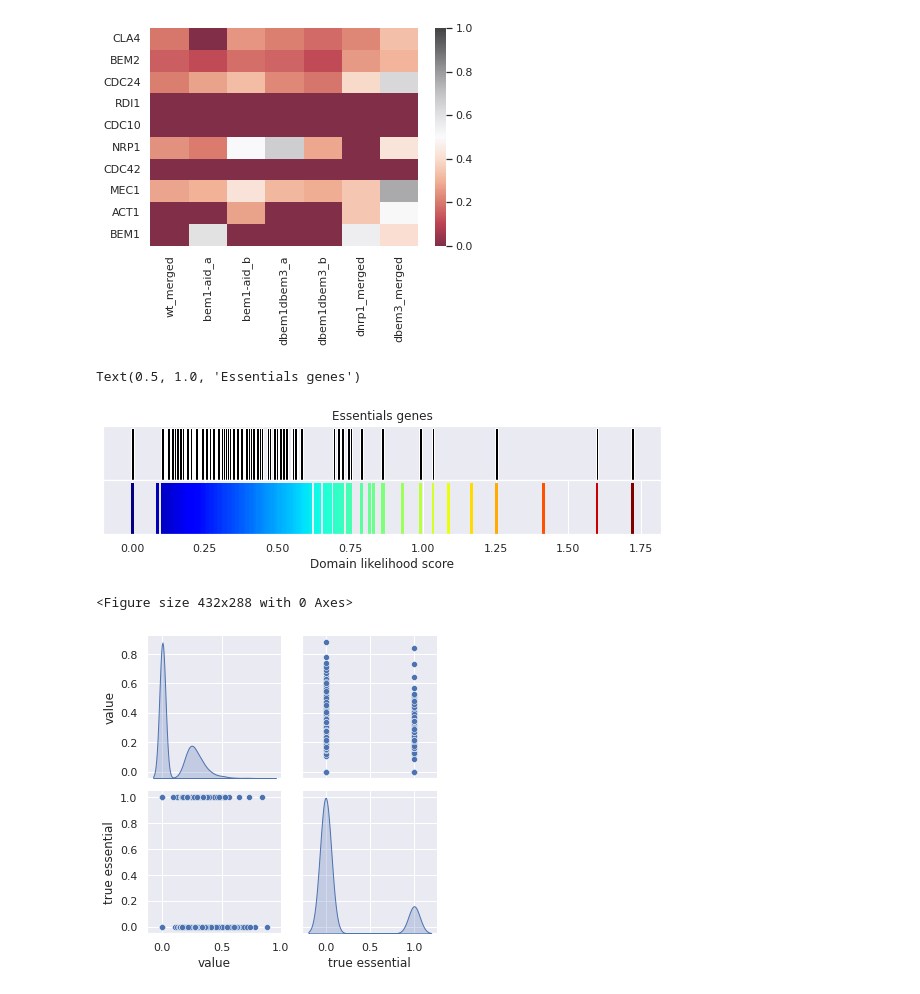
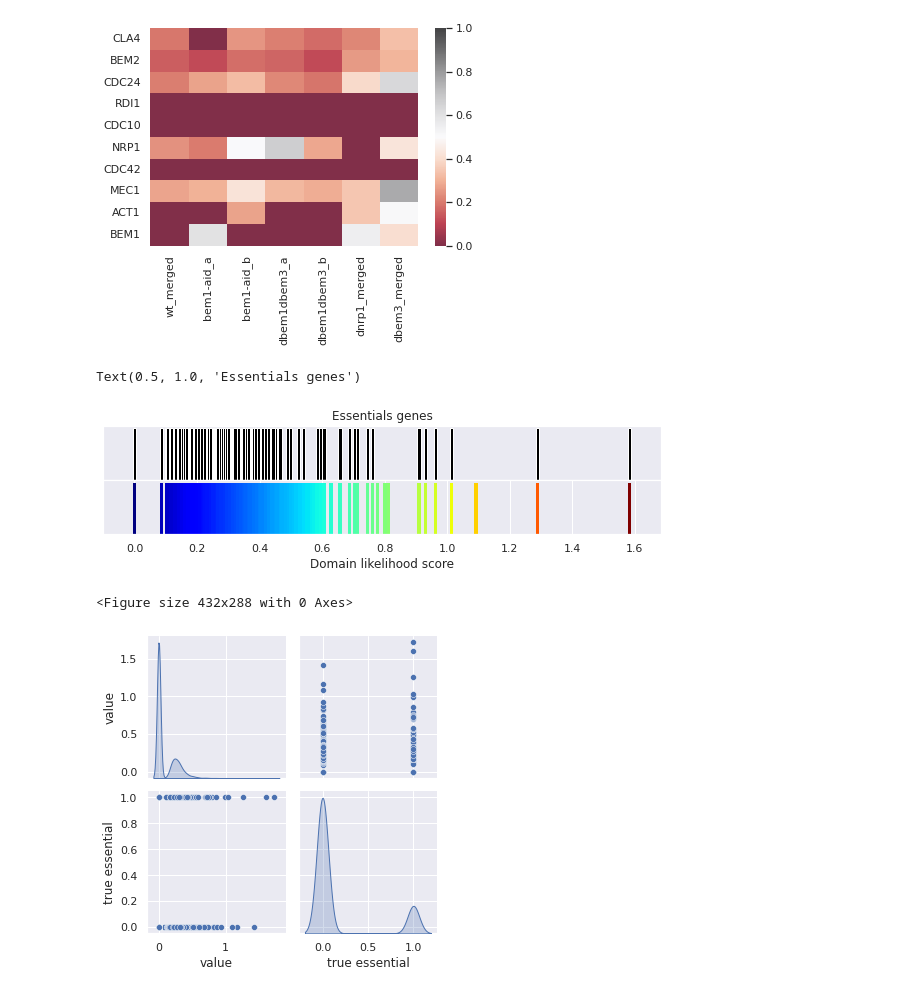
Before and after one commit to SATAY-LL/comparative-analysis-among-strains, a Jupyter notebook: src/scores_essentiality_from_Benoit_paper.ipynb, the cells around one changed output. Drawn from its saved outputs; the diff is of its cells as text; code cells hidden in the pictures.

Commit message:
update with new WT_2 benoit

```diff
--- a/src/scores_essentiality_from_Benoit_paper.ipynb
+++ b/src/scores_essentiality_from_Benoit_paper.ipynb
@@ -451,7 +438,7 @@ import matplotlib.cm as cm
 from matplotlib.cm import ScalarMappable
 
 #data=scores_wt
-data=scores_wt_1
+data=scores_wt_2
 N=len(data)
 
 #N=1000
@@ -465,33 +452,33 @@ cmap = cm.get_cmap('jet')
 i=0
 data_colors=[]
 for x0,x1 in zip(Y,Y[1:]):
 
     c = cmap((x0-Y.min())/Y.max())
     #print(x0,Y.min(),Y.max(),c)
     data_colors.append(c)
     ax[1].bar([x0,],0.5,0.01,
             color=c,
             linewidth=0)
 
     ax[0].bar([x0,],data.loc[:,"true essential"][i],0.01,color="black")
 
     i+=1
 
 # sm = ScalarMappable(cmap=cmap, norm=plt.Normalize(0,max(data_colors)[-1]))
 # sm.set_array([])
 # cbar = plt.colorbar(sm)
 # cbar.set_label('Score', rotation=270,labelpad=25)
 
 ax[1].set_xlim(Y.min()-0.1,Y.max()+0.1)
 ax[0].set_xlim(Y.min()-0.1,Y.max()+0.1)
 #ax[1].set_xticklabels(labels=np.round(X))
 ax[1].set_yticks([])
 ax[0].set_yticks([])
 ax[0].set_xticks([])
 ax[1].set_xlabel("Domain likelihood score")
 ax[0].set_title("Essentials genes")
 # %% [output]
 Text(0.5, 1.0, 'Essentials genes')
-[figure, old version]
+[figure, new version]
 # %%
 plt.tight_layout()
@@ -501,12 +488,12 @@ dpi=300,bbox_inches='tight')
 <Figure size 432x288 with 0 Axes>
 # %%
 ## Pairplot of essentials vs scores
-data=scores_wt
+data=scores_wt_1
 
 fig=sns.pairplot(data,palette="Set1",diag_kind="kde",diag_kws={"shade":True})
 
 sns.set(font_scale=1) # font size 2
 plt.tight_layout()
-fig.savefig("../figures/fig_wt_pairplot_score_with_essentials.png",dpi=300)
+fig.savefig("../figures/fig_benoit_wt_1_new_pairplot_dls_with_essentials.png",dpi=300)
 # %% [output]
-[figure, old version]
+[figure, new version]
```
Also changed, not shown: parts of 6 cells of this notebook, 5 other files.
